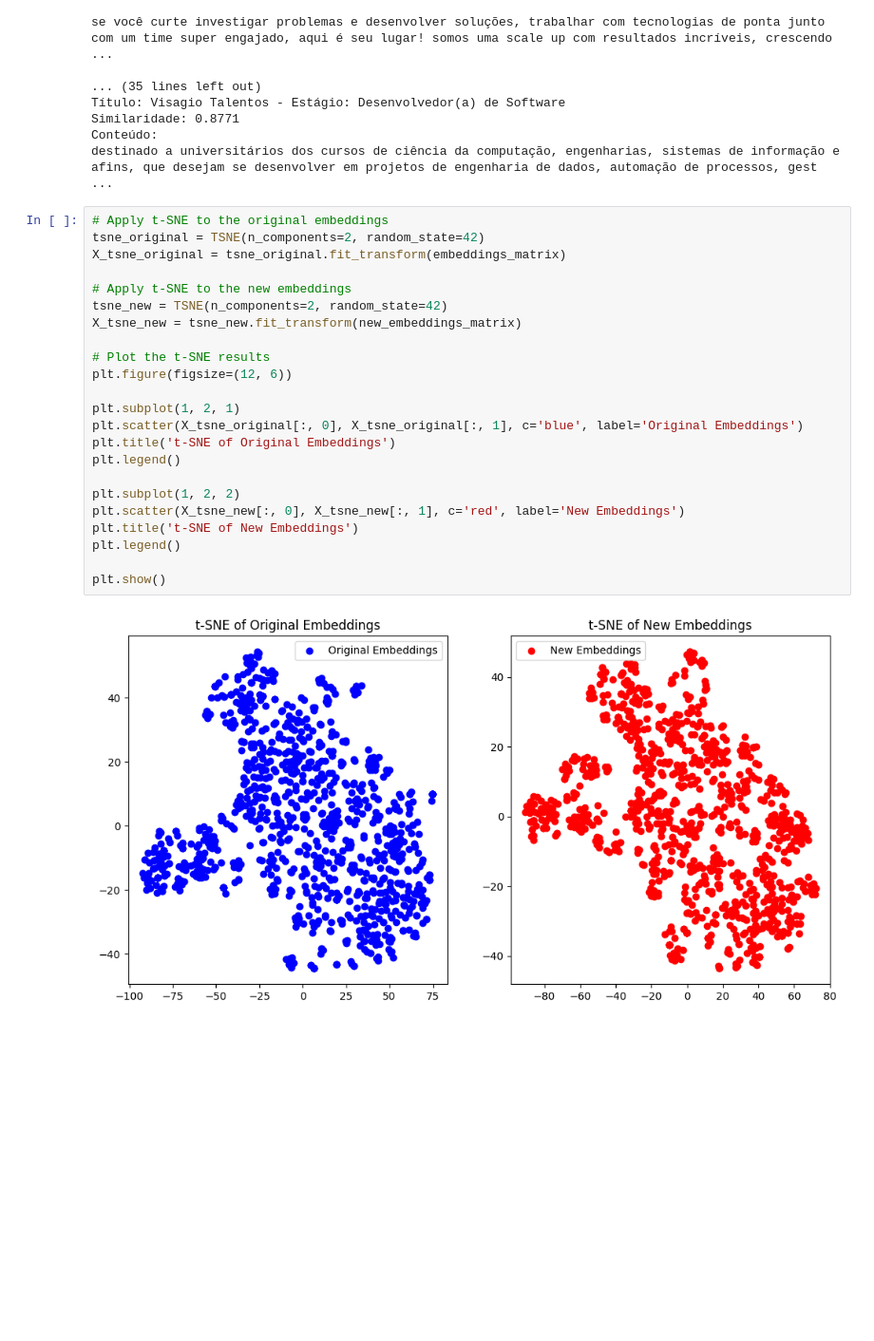
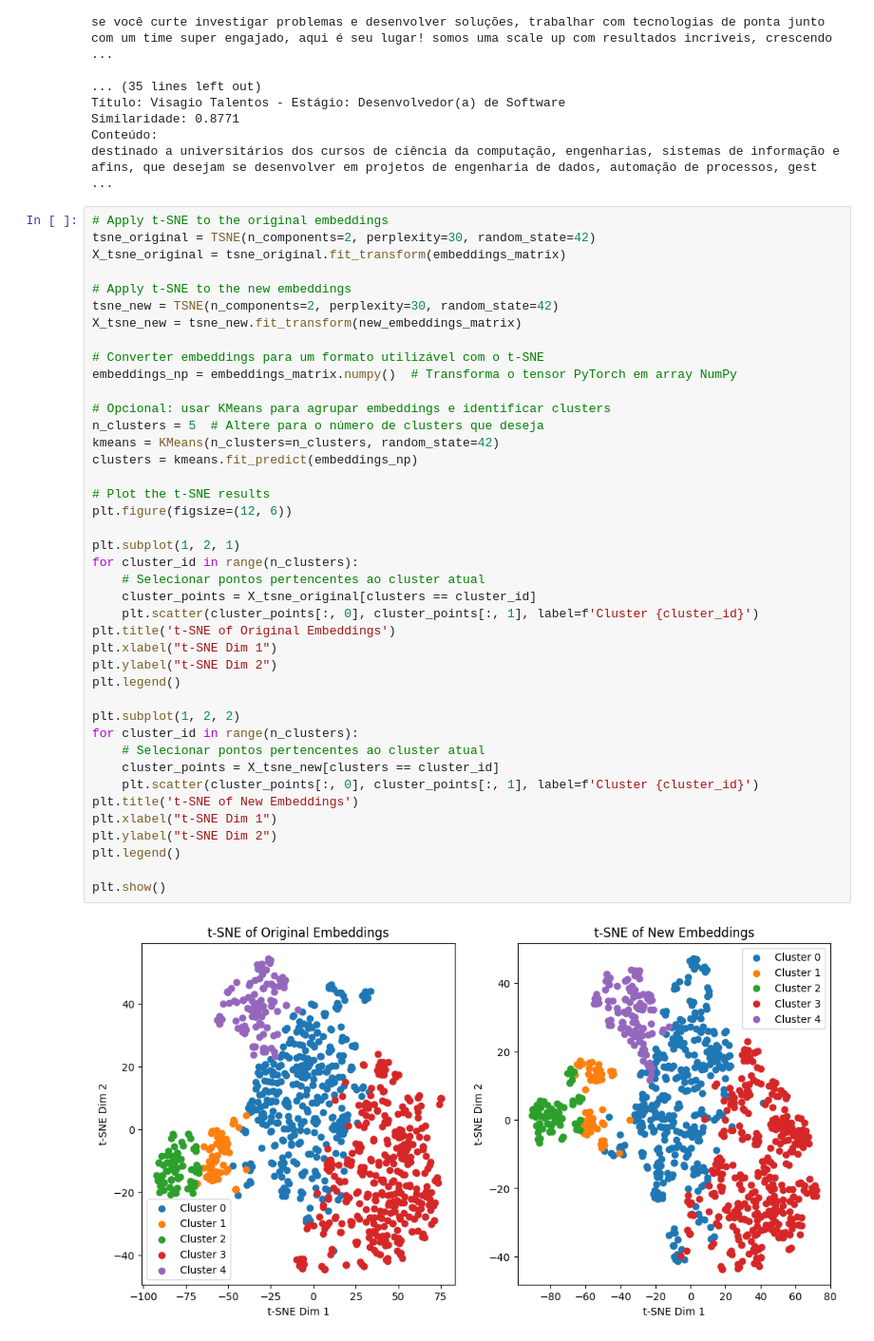
Before and after one commit to HenriqueRBomfim/NLP-APS-2, a Jupyter notebook: codigo.ipynb, the cells around one changed output. Shown at 95% size. Cells and saved outputs as stored; diff of their text form; blank space fills up the shorter version.

```diff
--- a/codigo.ipynb
+++ b/codigo.ipynb
@@ -246,26 +247,44 @@ Conteúdo:
 destinado a universitários dos cursos de ciência da computação, engenharias, sistemas de informação e afins, que desejam se desenvolver em projetos de engenharia de dados, automação de processos, gest ...
 # %%
 # Apply t-SNE to the original embeddings
-tsne_original = TSNE(n_components=2, random_state=42)
+tsne_original = TSNE(n_components=2, perplexity=30, random_state=42)
 X_tsne_original = tsne_original.fit_transform(embeddings_matrix)
 
 # Apply t-SNE to the new embeddings
-tsne_new = TSNE(n_components=2, random_state=42)
+tsne_new = TSNE(n_components=2, perplexity=30, random_state=42)
 X_tsne_new = tsne_new.fit_transform(new_embeddings_matrix)
+
+# Converter embeddings para um formato utilizável com o t-SNE
+embeddings_np = embeddings_matrix.numpy()  # Transforma o tensor PyTorch em array NumPy
+
+# Opcional: usar KMeans para agrupar embeddings e identificar clusters
+n_clusters = 5  # Altere para o número de clusters que deseja
+kmeans = KMeans(n_clusters=n_clusters, random_state=42)
+clusters = kmeans.fit_predict(embeddings_np)
 
 # Plot the t-SNE results
 plt.figure(figsize=(12, 6))
 
 plt.subplot(1, 2, 1)
-plt.scatter(X_tsne_original[:, 0], X_tsne_original[:, 1], c='blue', label='Original Embeddings')
+for cluster_id in range(n_clusters):
+    # Selecionar pontos pertencentes ao cluster atual
+    cluster_points = X_tsne_original[clusters == cluster_id]
+    plt.scatter(cluster_points[:, 0], cluster_points[:, 1], label=f'Cluster {cluster_id}')
 plt.title('t-SNE of Original Embeddings')
+plt.xlabel("t-SNE Dim 1")
+plt.ylabel("t-SNE Dim 2")
 plt.legend()
 
 plt.subplot(1, 2, 2)
-plt.scatter(X_tsne_new[:, 0], X_tsne_new[:, 1], c='red', label='New Embeddings')
+for cluster_id in range(n_clusters):
+    # Selecionar pontos pertencentes ao cluster atual
+    cluster_points = X_tsne_new[clusters == cluster_id]
+    plt.scatter(cluster_points[:, 0], cluster_points[:, 1], label=f'Cluster {cluster_id}')
 plt.title('t-SNE of New Embeddings')
+plt.xlabel("t-SNE Dim 1")
+plt.ylabel("t-SNE Dim 2")
 plt.legend()
 
 plt.show()
 # %% [output]
-[figure, old version]
+[figure, new version]
```
Also changed, not shown: parts of 1 cell of this notebook, 4 other files.
